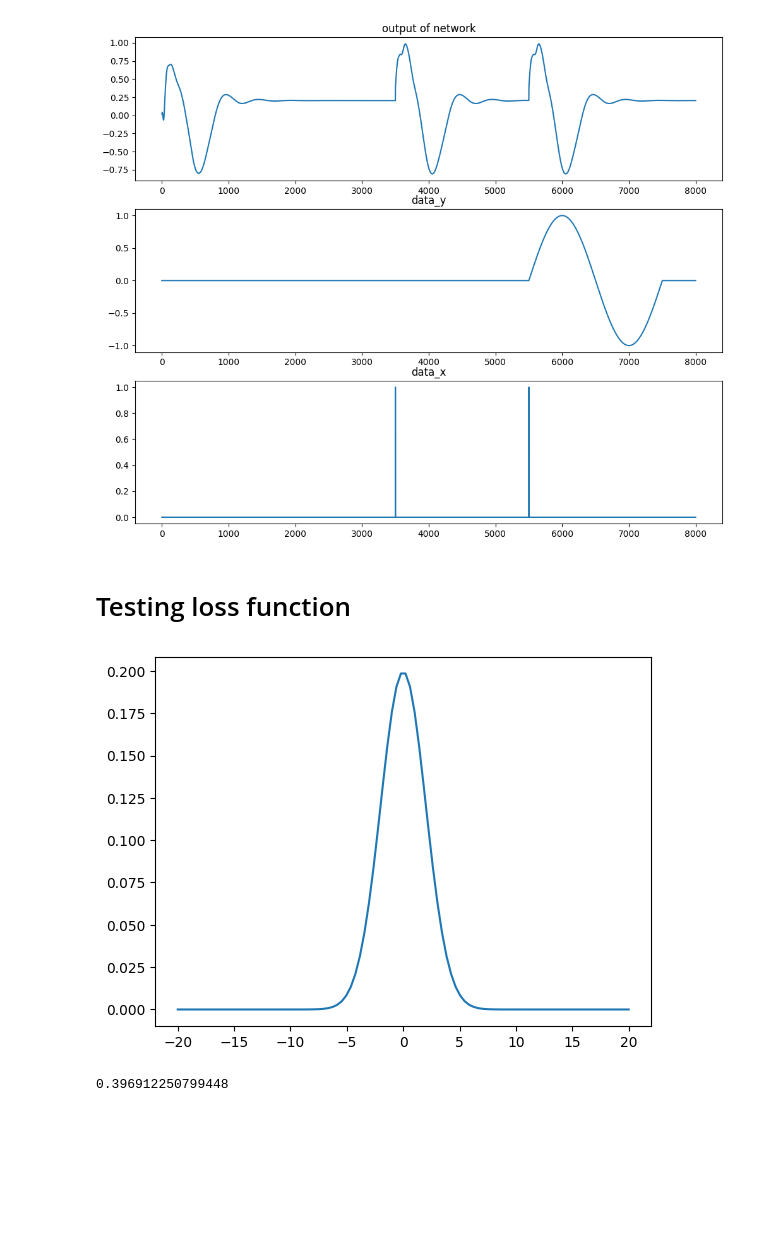
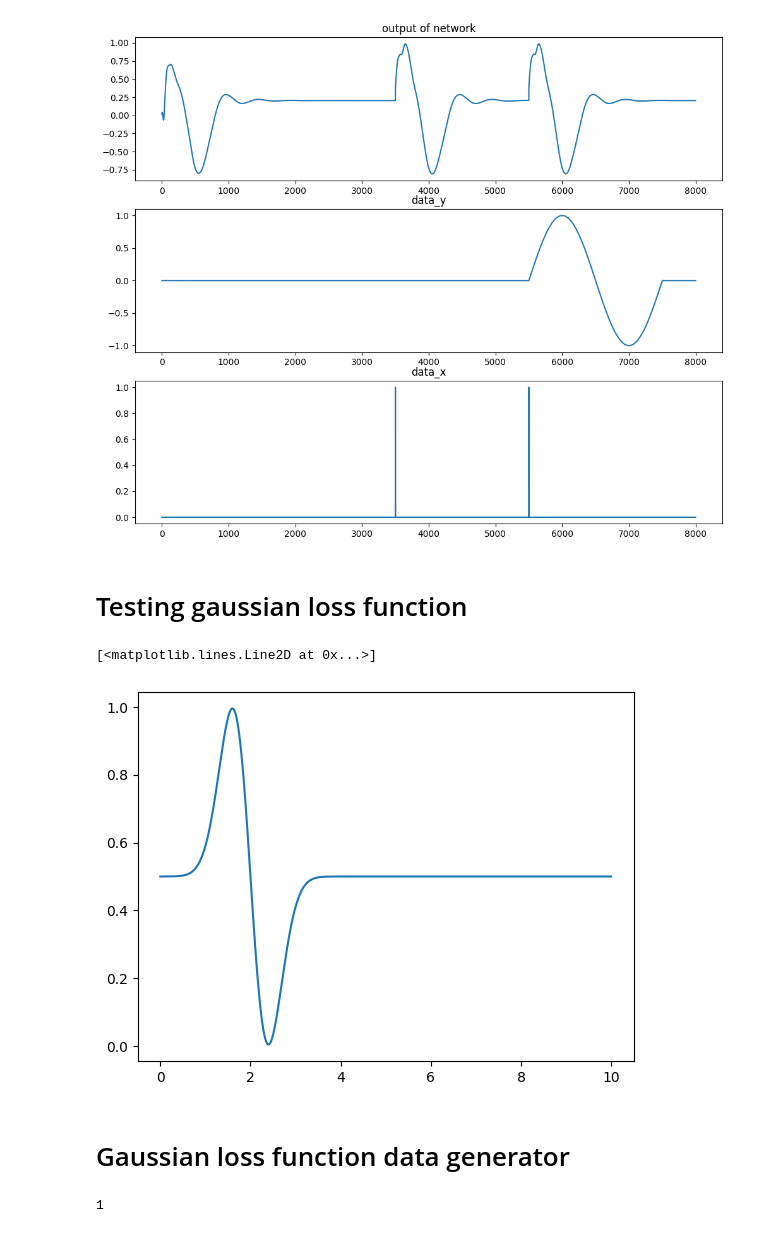
Before and after one commit to mtnusf97/CTRNN, a Jupyter notebook: helper_notebook.ipynb, the cells around one changed output. Cells and saved outputs as stored; diff of their text form; code cells hidden in the pictures; blank space fills up the shorter version.

Commit message:
add gaussian derivative loss target to the repo

```diff
--- a/helper_notebook.ipynb
+++ b/helper_notebook.ipynb
@@ -208,24 +208,15 @@ axs[1].set_title('data_y')
 Text(0.5, 1.0, 'data_y')
 [figure]
 # %% [markdown]
-# Testing loss function
+# Testing gaussian loss function
-# %%
-import scipy.stats as stats
-import math
-
-mu = 0
-variance = 4
-sigma = math.sqrt(variance)
-x = np.linspace(mu - 10*sigma, mu + 10*sigma, 100)
-plt.plot(x, stats.norm.pdf(x, mu, sigma))
-plt.show()
-# %% [output]
-[figure, removed]
-# %%
-mu = 0
-variance = 1
-sigma = math.sqrt(variance)
-x = np.linspace(mu - 10*sigma, mu + 10*sigma, 100)
-np.max(stats.norm.pdf(x, mu, sigma))
-# %% [output]
-0.396912250799448
+# %%
+dt = 0.001
+x = torch.arange(10000).reshape((1, 10000)) * dt
+y = scaled_gaussian_derivative_shape(x, 2, 0.4, 0.99)
+# %%
+plt.plot(torch.flatten(x), torch.flatten(y))
+# %% [output]
+[<matplotlib.lines.Line2D at 0x...>]
+[figure, added]
+# %% [markdown]
+# Gaussian loss function data generator
@@ -231,0 +257,6 @@ np.max(stats.norm.pdf(x, mu, sigma))
+# %%
+path_to_save = '/home/matin/McMaster/trimba/phd_codes/CTRNN/generated_datasets'
+data_name = 'gaussian_loss_shape_samples_1000_duration_40_dt01_cue_f10_l20_interval_2_8_sa1_cuea1_variance0.4_scale0.99'
+save(path_to_save, data_name, all_data)
+# %% [output]
+1
```
Also changed, not shown: parts of 8 cells of this notebook, 8 other files.
